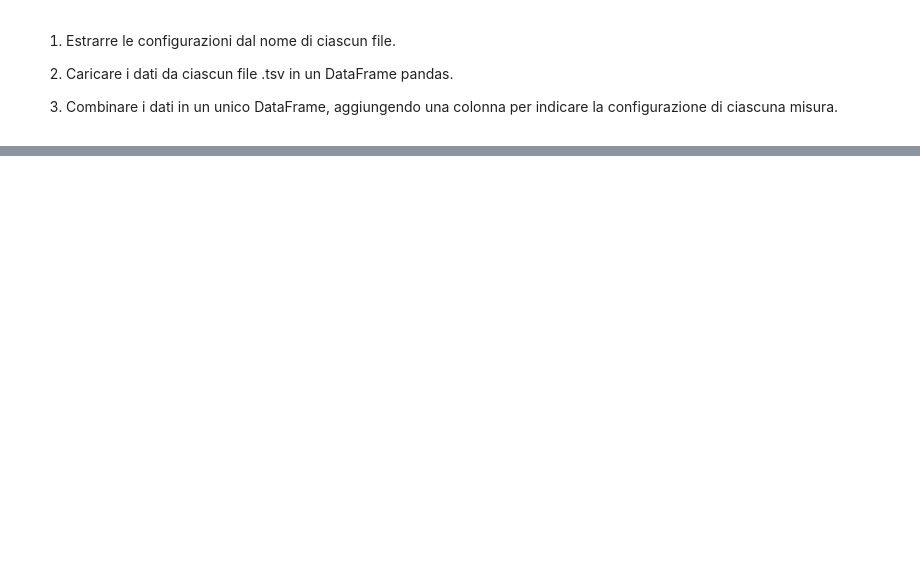
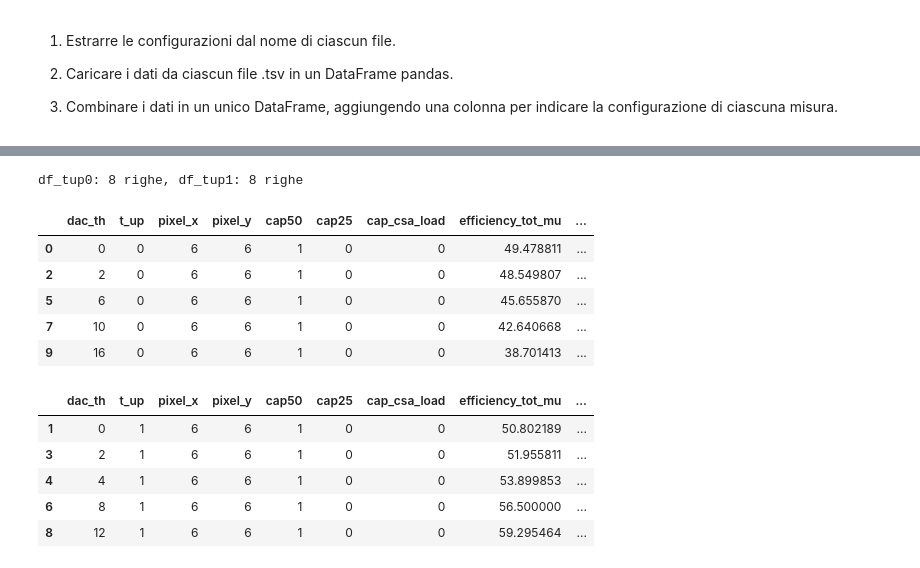
Before and after one commit to agalliani/falaphel3-daq, a Jupyter notebook: monotone-dac.ipynb, the cells around one changed output, grey strips where cells are left out. Drawn from its saved outputs; the diff is of its cells as text; code cells hidden in the pictures; blank space fills up the shorter version.

```diff
--- a/monotone-dac.ipynb
+++ b/monotone-dac.ipynb
@@ -321,3 +334,26 @@ Dati per il plot salvati in 'threshold_vs_dac_tup1.tsv'.
+# %%
+# Estrai due sotto-DataFrame da df_fit_results per t_up = 0 e t_up = 1
+df_tup0 = df_fit_results[df_fit_results['t_up'] == 0].copy()
+df_tup1 = df_fit_results[df_fit_results['t_up'] == 1].copy()
+
+# Rapida conferma
+print(f"df_tup0: {len(df_tup0)} righe, df_tup1: {len(df_tup1)} righe")
+display(df_tup0.head())
+display(df_tup1.head())
+# %% [output]
+df_tup0: 8 righe, df_tup1: 8 righe
+|  | dac_th | t_up | pixel_x | pixel_y | cap50 | cap25 | cap_csa_load | efficiency_tot_mu | ... |
+| 0 | 0 | 0 | 6 | 6 | 1 | 0 | 0 | 49.478811 | ... |
+| 2 | 2 | 0 | 6 | 6 | 1 | 0 | 0 | 48.549807 | ... |
+| 5 | 6 | 0 | 6 | 6 | 1 | 0 | 0 | 45.655870 | ... |
+| 7 | 10 | 0 | 6 | 6 | 1 | 0 | 0 | 42.640668 | ... |
+| 9 | 16 | 0 | 6 | 6 | 1 | 0 | 0 | 38.701413 | ... |
+|  | dac_th | t_up | pixel_x | pixel_y | cap50 | cap25 | cap_csa_load | efficiency_tot_mu | ... |
+| 1 | 0 | 1 | 6 | 6 | 1 | 0 | 0 | 50.802189 | ... |
+| 3 | 2 | 1 | 6 | 6 | 1 | 0 | 0 | 51.955811 | ... |
+| 4 | 4 | 1 | 6 | 6 | 1 | 0 | 0 | 53.899853 | ... |
+| 6 | 8 | 1 | 6 | 6 | 1 | 0 | 0 | 56.500000 | ... |
+| 8 | 12 | 1 | 6 | 6 | 1 | 0 | 0 | 59.295464 | ... |
 # %%
 # Plot threshold (efficiency_tot_mu) vs DAC for t_up = 0 and t_up = 1 in two separate figures.
 # Uses existing variables: df_tup0, df_tup1, color_tup0, color_tup1, plt
```
Also changed, not shown: parts of 6 cells of this notebook.
